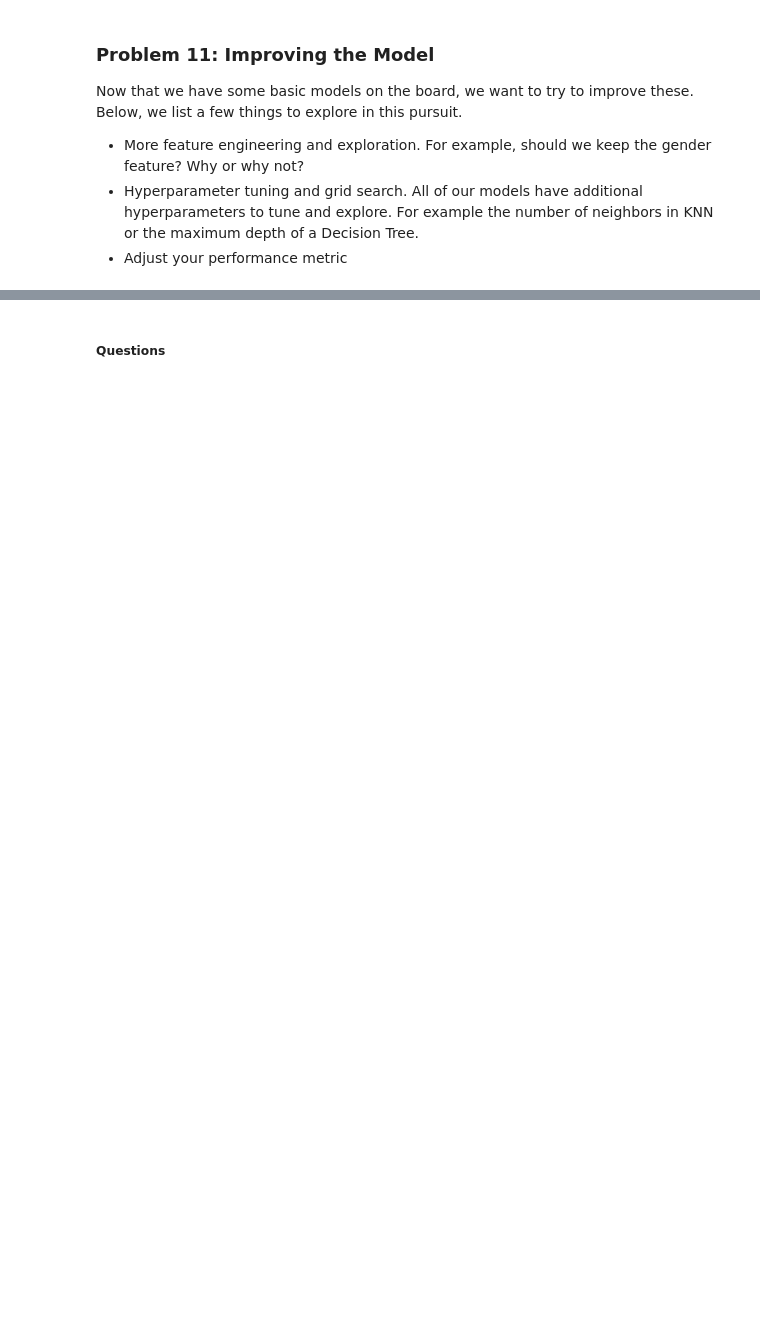
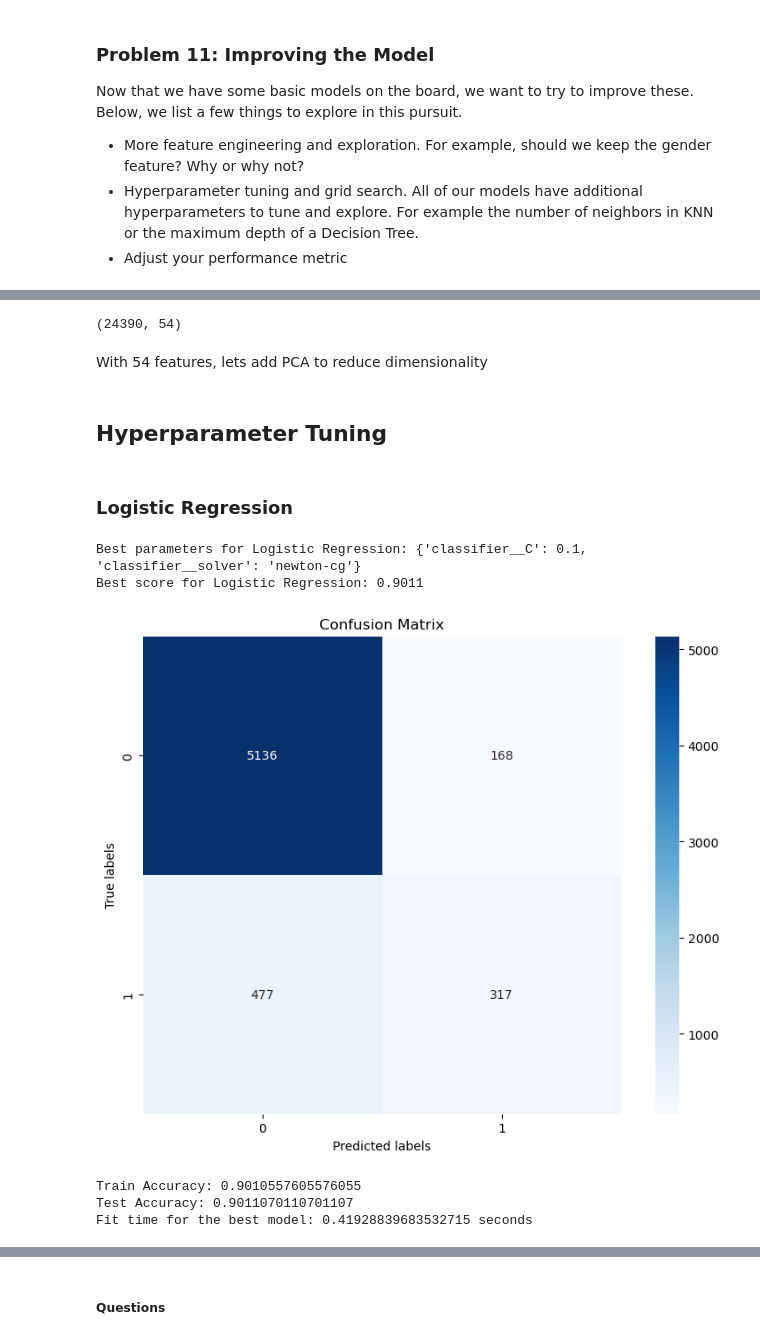
Before and after one commit to ngratzi/classifiers, a Jupyter notebook: prompt_III.ipynb, the cells around one changed output, grey strips where cells are left out. Saved outputs shown, nothing was run; the diff lists cells and outputs as text; code cells hidden in the pictures; blank space fills up the shorter version.

Commit message:
tuning

```diff
--- a/prompt_III.ipynb
+++ b/prompt_III.ipynb
@@ -315,0 +297,65 @@ Now that we have some basic models on the board, we want to try to improve these
+# %%
+X = df_clean.drop('y', axis=1)
+y = df_clean['y']
+X_train, X_test, y_train, y_test = train_test_split(X, y, test_size=0.2, random_state=42)
+
+numeric_features = X.select_dtypes(np.number).columns.tolist()
+categorical_features = X.select_dtypes(['object']).columns.tolist()
+
+preprocessor = ColumnTransformer(
+    transformers=[
+        ('num', StandardScaler(), numeric_features),
+        ('cat', OneHotEncoder(), categorical_features)
+    ], remainder='passthrough')
+# %%
+data = preprocessor.fit_transform(X_train)
+data.shape
+# %% [output]
+(24390, 54)
+# %% [markdown]
+With 54 features, lets add PCA to reduce dimensionality
+# %%
+pca = PCA(0.95)
+# %% [markdown]
+## Hyperparameter Tuning
+# %% [markdown]
+### Logistic Regression
+# %%
+parameters = {'classifier__C': [0.1, 1, 10, 100], "classifier__solver": ['liblinear', 'newton-cg']}
+
+pipeline = Pipeline(steps=[('preprocessor', preprocessor),
+                           ("pca", pca),
+                           ('classifier', LogisticRegression())])
+
+gs = GridSearchCV(pipeline, parameters, cv=5, scoring='accuracy', return_train_score=True)
+
+gs.fit(X_train, y_train)
+
+print(f"Best parameters for Logistic Regression: {gs.best_params_}")
+print(f"Best score for Logistic Regression: {gs.best_score_:.4f}")
+
+y_pred = gs.predict(X_test)
+cm = confusion_matrix(y_test, y_pred)
+plt.figure(figsize=(10, 7))
+sns.heatmap(cm, annot=True, fmt='d', cmap='Blues', square=True)
+plt.xlabel('Predicted labels')
+plt.ylabel('True labels')
+plt.title('Confusion Matrix')
+plt.show()
+
+best_index = gs.best_index_
+train_accuracy = gs.cv_results_['mean_train_score'][best_index]
+print("Train Accuracy:", train_accuracy)
+
+test_accuracy = gs.best_score_
+print("Test Accuracy:", test_accuracy)
+
+best_fit_time = gs.cv_results_['mean_fit_time'][best_index]
+print(f"Fit time for the best model: {best_fit_time} seconds")
+# %% [output]
+Best parameters for Logistic Regression: {'classifier__C': 0.1, 'classifier__solver': 'newton-cg'}
+Best score for Logistic Regression: 0.9011
+[figure, added]
+Train Accuracy: 0.9010557605576055
+Test Accuracy: 0.9011070110701107
+Fit time for the best model: 0.41928839683532715 seconds
```
Also changed, not shown: parts of 19 cells of this notebook.
